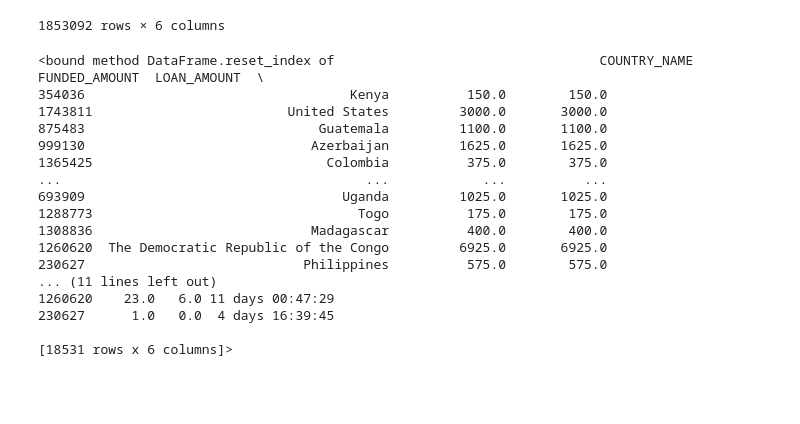
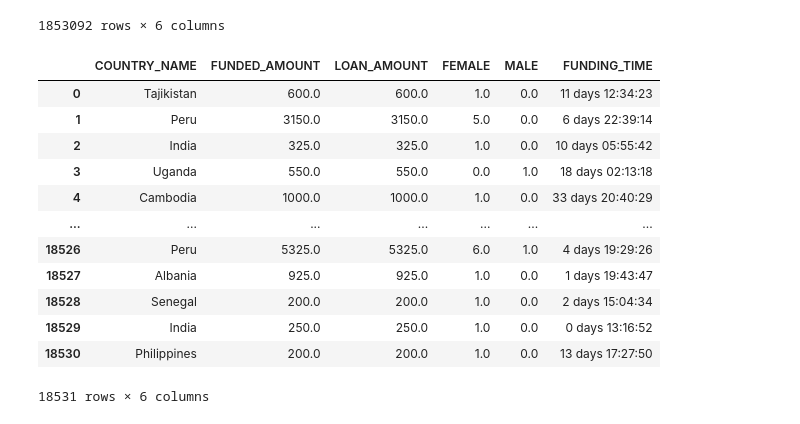
Before and after one commit to emmysobieski/TeamPySpark, a Jupyter notebook: Dashboard_Data_Exploration.ipynb, the cells around one changed output. Saved outputs shown, nothing was run; the diff lists cells and outputs as text; code cells hidden in the pictures; blank space fills up the shorter version.

```diff
--- a/Dashboard_Data_Exploration.ipynb
+++ b/Dashboard_Data_Exploration.ipynb
@@ -340,24 +340,21 @@ loans_dashboard_df.reset_index(drop=True)
 # %%
 #taking 1 percent sample of data
 country_loans_dashboard_info_sample = loans_dashboard_df.sample(frac =.01)
-country_loans_dashboard_info_sample.reset_index
+country_loans_dashboard_info_sample.reset_index(drop=True, inplace=True)
+country_loans_dashboard_info_sample
 # %% [output]
+|  | COUNTRY_NAME | FUNDED_AMOUNT | LOAN_AMOUNT | FEMALE | MALE | FUNDING_TIME |
+| 0 | Tajikistan | 600.0 | 600.0 | 1.0 | 0.0 | 11 days 12:34:23 |
+| 1 | Peru | 3150.0 | 3150.0 | 5.0 | 0.0 | 6 days 22:39:14 |
+| 2 | India | 325.0 | 325.0 | 1.0 | 0.0 | 10 days 05:55:42 |
+| 3 | Uganda | 550.0 | 550.0 | 0.0 | 1.0 | 18 days 02:13:18 |
+| 4 | Cambodia | 1000.0 | 1000.0 | 1.0 | 0.0 | 33 days 20:40:29 |
+| ... | ... | ... | ... | ... | ... | ... |
+| 18526 | Peru | 5325.0 | 5325.0 | 6.0 | 1.0 | 4 days 19:29:26 |
+| 18527 | Albania | 925.0 | 925.0 | 1.0 | 0.0 | 1 days 19:43:47 |
+| 18528 | Senegal | 200.0 | 200.0 | 1.0 | 0.0 | 2 days 15:04:34 |
+| 18529 | India | 250.0 | 250.0 | 1.0 | 0.0 | 0 days 13:16:52 |
+| 18530 | Philippines | 200.0 | 200.0 | 1.0 | 0.0 | 13 days 17:27:50 |
-<bound method DataFrame.reset_index of                                  COUNTRY_NAME  FUNDED_AMOUNT  LOAN_AMOUNT  \
-354036                                  Kenya          150.0        150.0
-1743811                         United States         3000.0       3000.0
-875483                              Guatemala         1100.0       1100.0
-999130                             Azerbaijan         1625.0       1625.0
-1365425                              Colombia          375.0        375.0
-...                                       ...            ...          ...
-693909                                 Uganda         1025.0       1025.0
-1288773                                  Togo          175.0        175.0
-1308836                            Madagascar          400.0        400.0
-1260620  The Democratic Republic of the Congo         6925.0       6925.0
-230627                            Philippines          575.0        575.0
-... (11 lines left out)
-1260620    23.0   6.0 11 days 00:47:29
-230627      1.0   0.0  4 days 16:39:45
-
-[18531 rows x 6 columns]>
+18531 rows × 6 columns
 # %%
 #converting to JSON file
```
Also changed, not shown: parts of 2 cells of this notebook, 1 other file.
